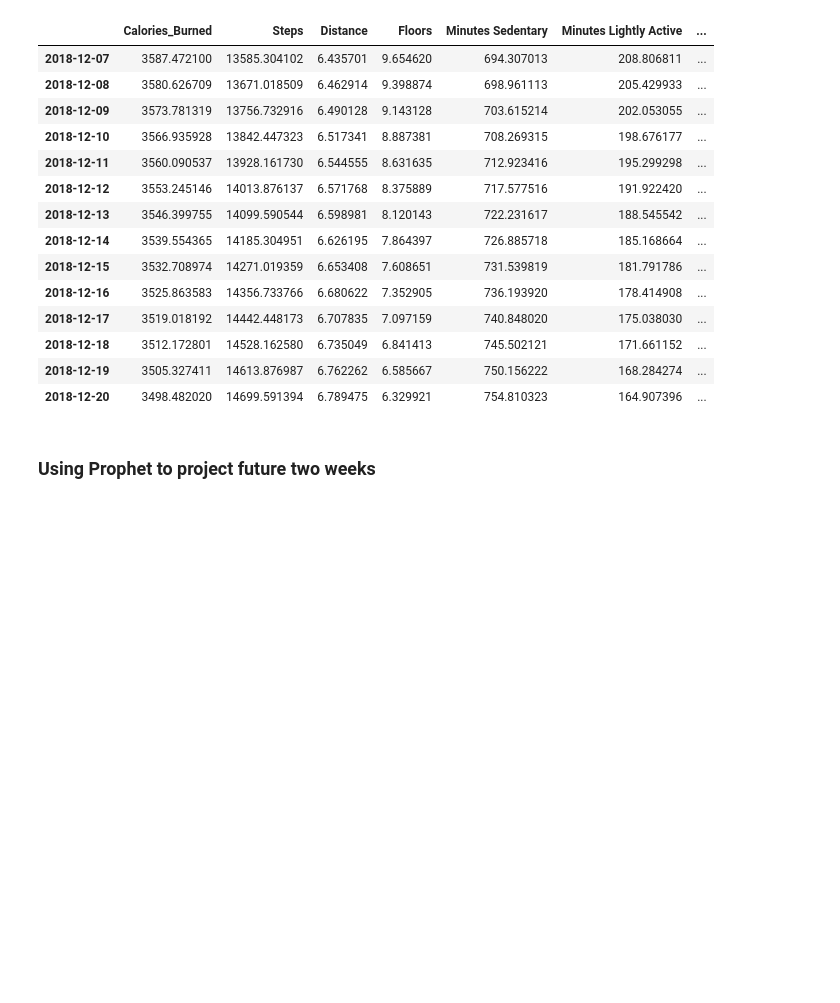
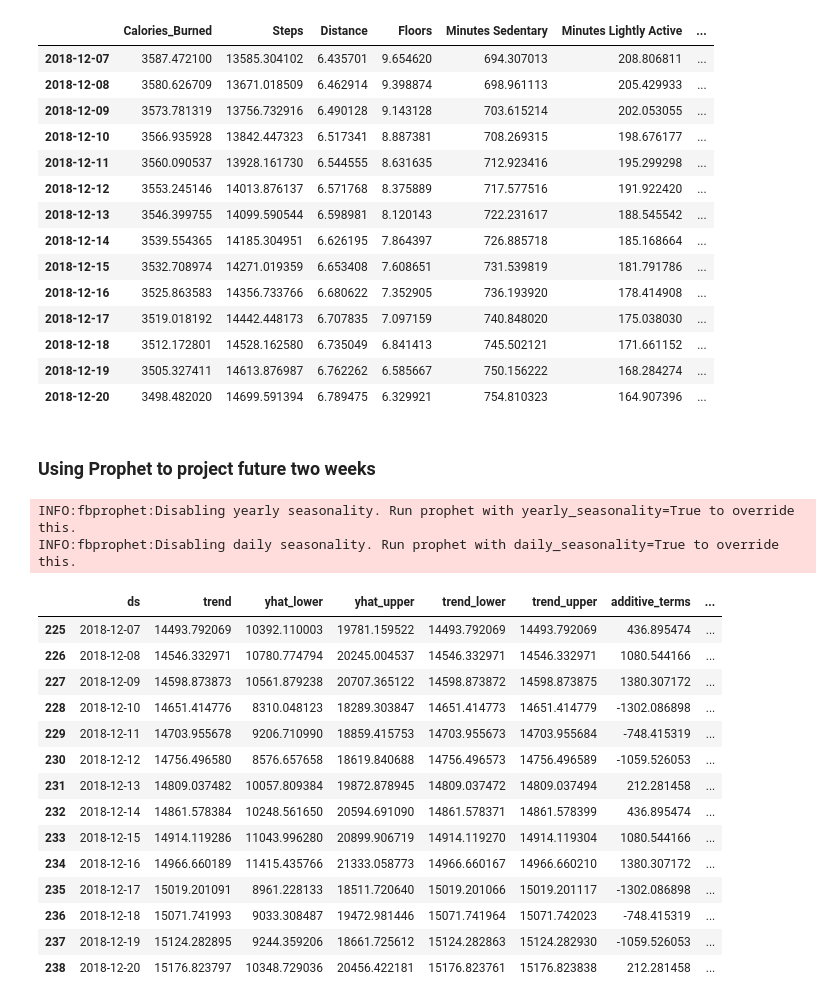
Before and after one commit to Bayes19/Project-Fitbit, a Jupyter notebook: Final .ipynb, the cells around one changed output. Saved outputs shown, nothing was run; the diff lists cells and outputs as text; code cells hidden in the pictures; blank space fills up the shorter version.

```diff
--- a/Final .ipynb
+++ b/Final .ipynb
@@ -172,6 +172,27 @@ df2=df2.reset_index()
 #Activity Calories
 df3=prep_steps_data3(df)
 df3=df3.reset_index()
+# %%
+#Steps
+steps_prophet(df1)
+# %% [output]
+INFO:fbprophet:Disabling yearly seasonality. Run prophet with yearly_seasonality=True to override this.
+INFO:fbprophet:Disabling daily seasonality. Run prophet with daily_seasonality=True to override this.
+|  | ds | trend | yhat_lower | yhat_upper | trend_lower | trend_upper | additive_terms | ... |
+| 225 | 2018-12-07 | 14493.792069 | 10392.110003 | 19781.159522 | 14493.792069 | 14493.792069 | 436.895474 | ... |
+| 226 | 2018-12-08 | 14546.332971 | 10780.774794 | 20245.004537 | 14546.332971 | 14546.332971 | 1080.544166 | ... |
+| 227 | 2018-12-09 | 14598.873873 | 10561.879238 | 20707.365122 | 14598.873872 | 14598.873875 | 1380.307172 | ... |
+| 228 | 2018-12-10 | 14651.414776 | 8310.048123 | 18289.303847 | 14651.414773 | 14651.414779 | -1302.086898 | ... |
+| 229 | 2018-12-11 | 14703.955678 | 9206.710990 | 18859.415753 | 14703.955673 | 14703.955684 | -748.415319 | ... |
+| 230 | 2018-12-12 | 14756.496580 | 8576.657658 | 18619.840688 | 14756.496573 | 14756.496589 | -1059.526053 | ... |
+| 231 | 2018-12-13 | 14809.037482 | 10057.809384 | 19872.878945 | 14809.037472 | 14809.037494 | 212.281458 | ... |
+| 232 | 2018-12-14 | 14861.578384 | 10248.561650 | 20594.691090 | 14861.578371 | 14861.578399 | 436.895474 | ... |
+| 233 | 2018-12-15 | 14914.119286 | 11043.996280 | 20899.906719 | 14914.119270 | 14914.119304 | 1080.544166 | ... |
+| 234 | 2018-12-16 | 14966.660189 | 11415.435766 | 21333.058773 | 14966.660167 | 14966.660210 | 1380.307172 | ... |
+| 235 | 2018-12-17 | 15019.201091 | 8961.228133 | 18511.720640 | 15019.201066 | 15019.201117 | -1302.086898 | ... |
+| 236 | 2018-12-18 | 15071.741993 | 9033.308487 | 19472.981446 | 15071.741964 | 15071.742023 | -748.415319 | ... |
+| 237 | 2018-12-19 | 15124.282895 | 9244.359206 | 18661.725612 | 15124.282863 | 15124.282930 | -1059.526053 | ... |
+| 238 | 2018-12-20 | 15176.823797 | 10348.729036 | 20456.422181 | 15176.823761 | 15176.823838 | 212.281458 | ... |
 # %%
 # %% [output]
 INFO:fbprophet:Disabling yearly seasonality. Run prophet with yearly_seasonality=True to override this.
```
Also changed, not shown: parts of 2 cells of this notebook.
